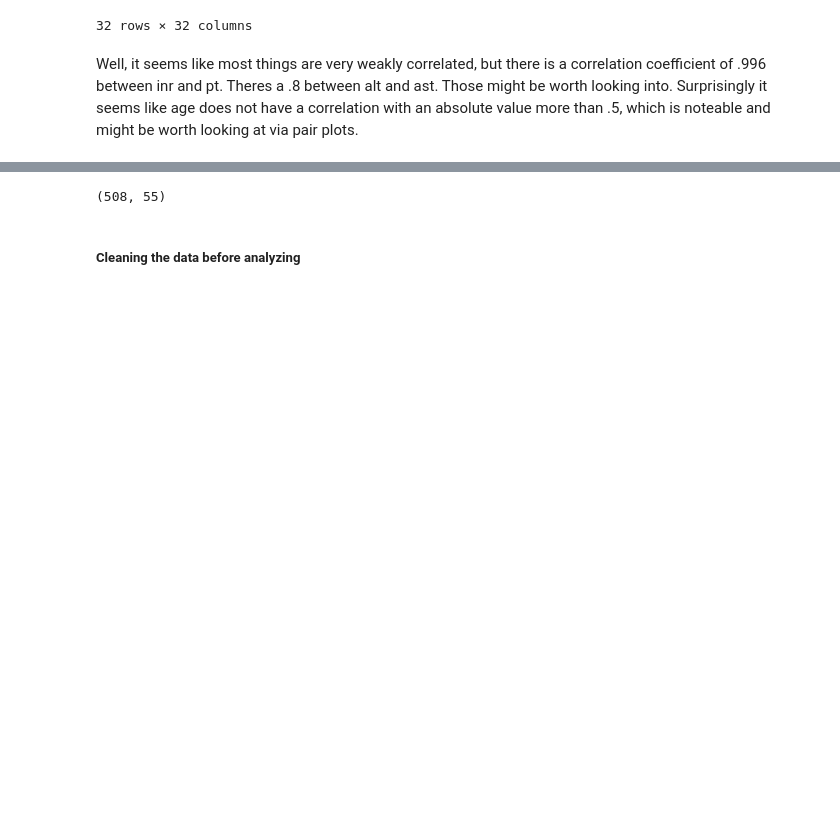
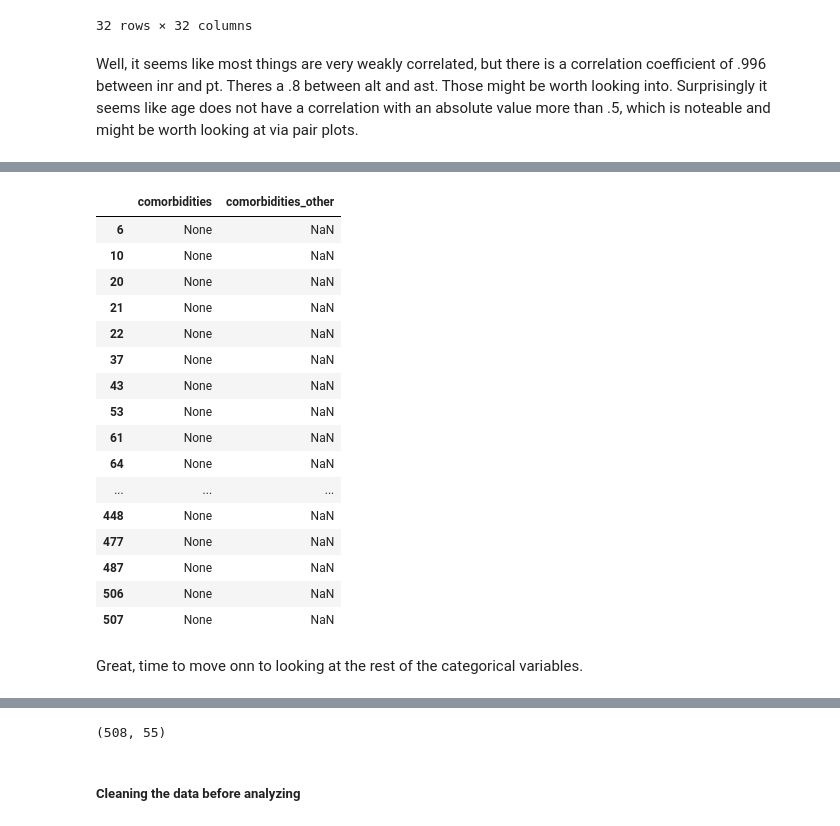
Before and after one commit to TheNatureWarrior/TP1_NPA_JDD, a Jupyter notebook: TP1_NPA_JDD.ipynb, the cells around one changed output, grey strips where cells are left out. Drawn from its saved outputs; the diff is of its cells as text; code cells hidden in the pictures; blank space fills up the shorter version.

```diff
--- a/TP1_NPA_JDD.ipynb
+++ b/TP1_NPA_JDD.ipynb
@@ -423,0 +468,8 @@ Name: comorbidities, dtype: object
+# %%
+def emptyToNull(x):
+    if x=="":
+        return None
+    else:
+        return x
+# %%
+df['comorbidities']=list(map(lambda x: emptyToNull(x),df['comorbidities']))
@@ -423,0 +530,34 @@ Name: comorbidities, dtype: object
+# %%
+dfC=df.drop(['reason_for_admission', 'age', 'sex', 'height', 'weight',
+        'medications',
+       'smoking_history', 'year_they_quit', 'previous_er_visit_within_14_days',
+       'admission_disposition', 'systolic_blood_pressure',
+       'diastolic_blood_pressure', 'heart_rate', 'respiratory_rate',
+       'oxygen_saturation', 'temperature', 'motor', 'verbal', 'eye',
+       'intubated', 'wbc', 'rbc', 'hemoglobin', 'hematocrit', 'mcv', 'mch',
+       'mchc', 'rdw', 'platelet_count', 'aptt_aptr', 'pt', 'alt', 'ast',
+       'serum_creatinine', 'sodium', 'potassium', 'total_serum_bilirubin',
+       'lactate', 'inr', 'd_dimer', 'crp'],axis=1)
+dfC=dfC[dfC.comorbidities.isna()]
+# %%
+dfC
+# %% [output]
+|  | comorbidities | comorbidities_other |
+| 6 | None | NaN |
+| 10 | None | NaN |
+| 20 | None | NaN |
+| 21 | None | NaN |
+| 22 | None | NaN |
+| 37 | None | NaN |
+| 43 | None | NaN |
+| 53 | None | NaN |
+| 61 | None | NaN |
+| 64 | None | NaN |
+| ... | ... | ... |
+| 448 | None | NaN |
+| 477 | None | NaN |
+| 487 | None | NaN |
+| 506 | None | NaN |
+| 507 | None | NaN |
+# %% [markdown]
+Great, time to move onn to looking at the rest of the categorical variables.
```
Also changed, not shown: parts of 80 cells of this notebook.
